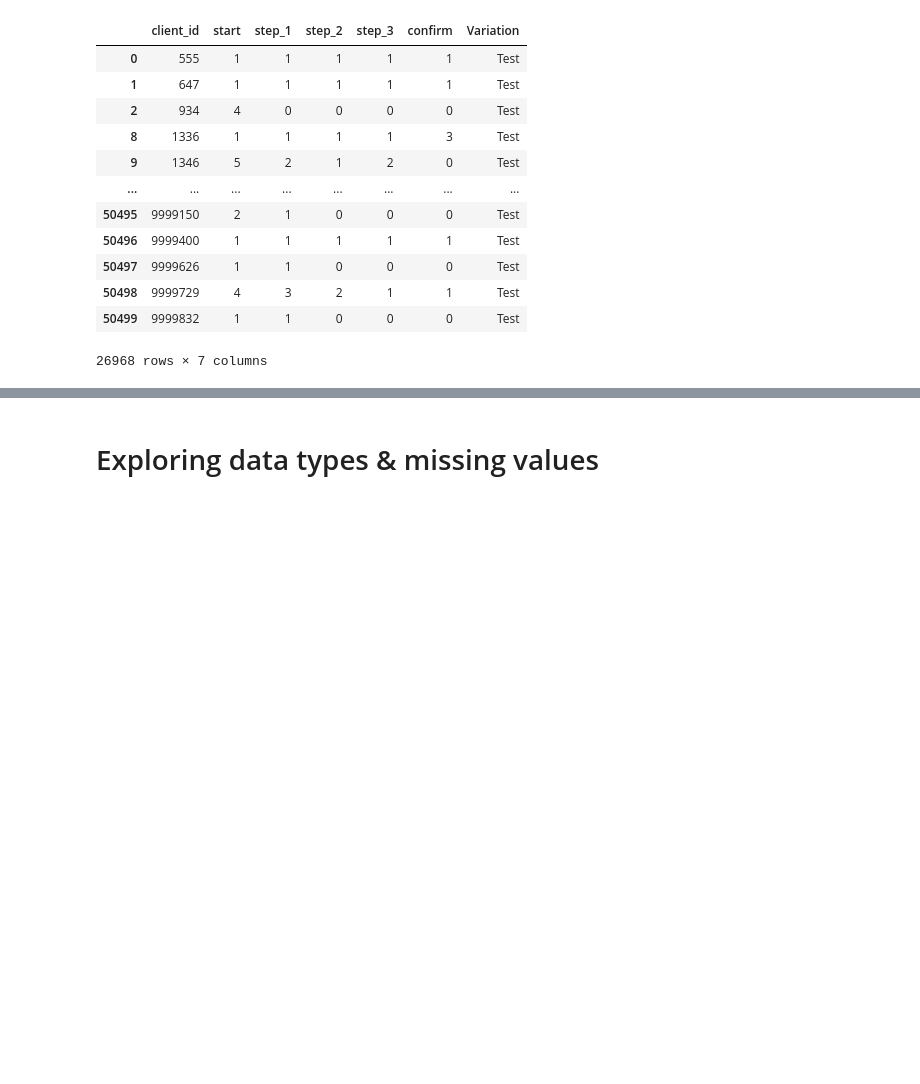
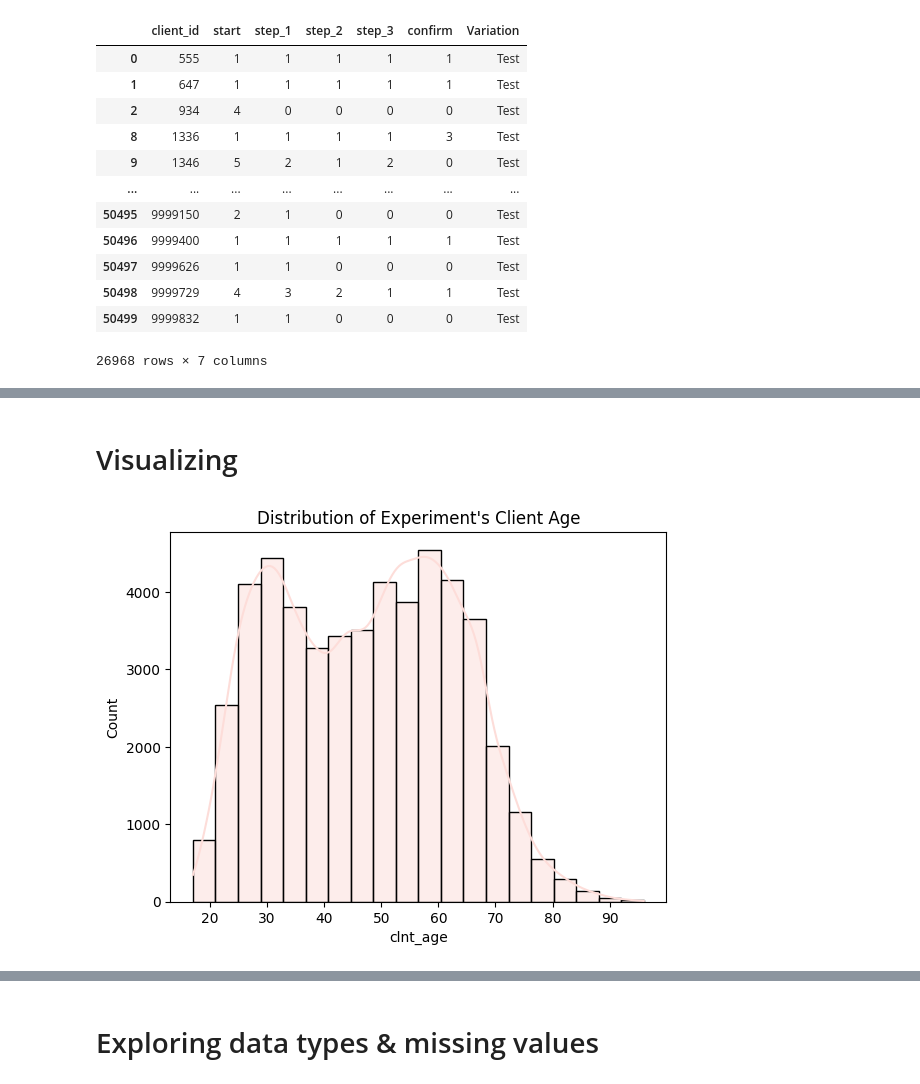
Before and after one commit to nlewism/Project-A-B-Testing-Analysis, a Jupyter notebook: src/jupyter notebook/Data Wrangling.ipynb, the cells around one changed output, grey strips where cells are left out. Cells and saved outputs as stored; diff of their text form; code cells hidden in the pictures; blank space fills up the shorter version.

```diff
--- a/src/jupyter notebook/Data Wrangling.ipynb
+++ b/src/jupyter notebook/Data Wrangling.ipynb
@@ -70,2 +91,3 @@ client_process_counts = web_group.groupby('client_id')['process_step'].value_cou
 # %%
-client_process_counts = client_process_counts[['start', 'step_1', 'step_2', 'step_3', 'confirm']]
+column_rename = {0: 'start', 1: 'step_1', 2: 'step_2', 3: 'step_3', 4: 'confirm'}
+client_process_counts = client_process_counts.rename(columns=column_rename)
@@ -159,0 +795,9 @@ test_df
+# %% [markdown]
+# Visualizing
+# %%
+sns.set_palette("RdPu")
+sns.histplot(final_rooster_process_counts_profile['clnt_age'], bins=20, kde=True)
+plt.title("Distribution of Experiment's Client Age")
+plt.show()
+# %% [output]
+[figure, added]
```
Also changed, not shown: parts of 56 cells of this notebook.
